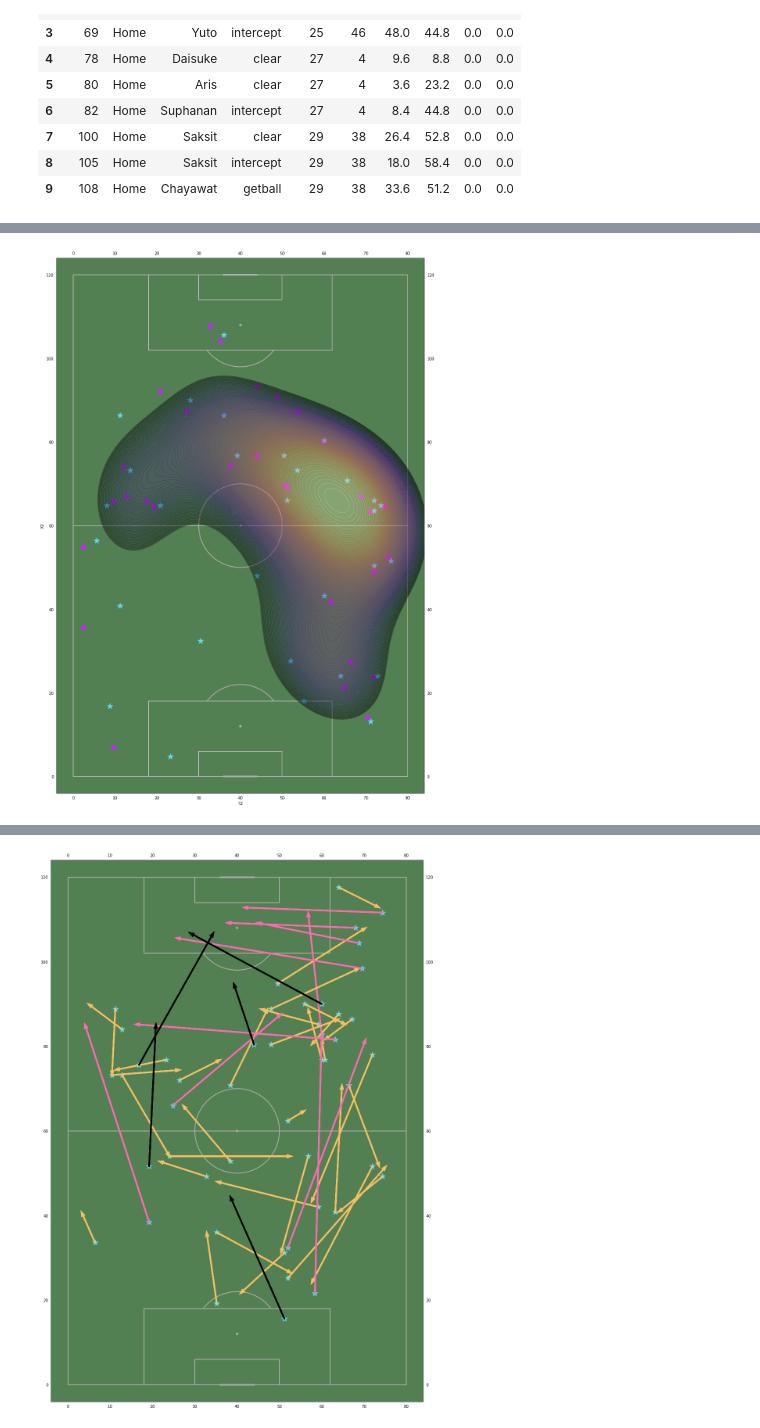
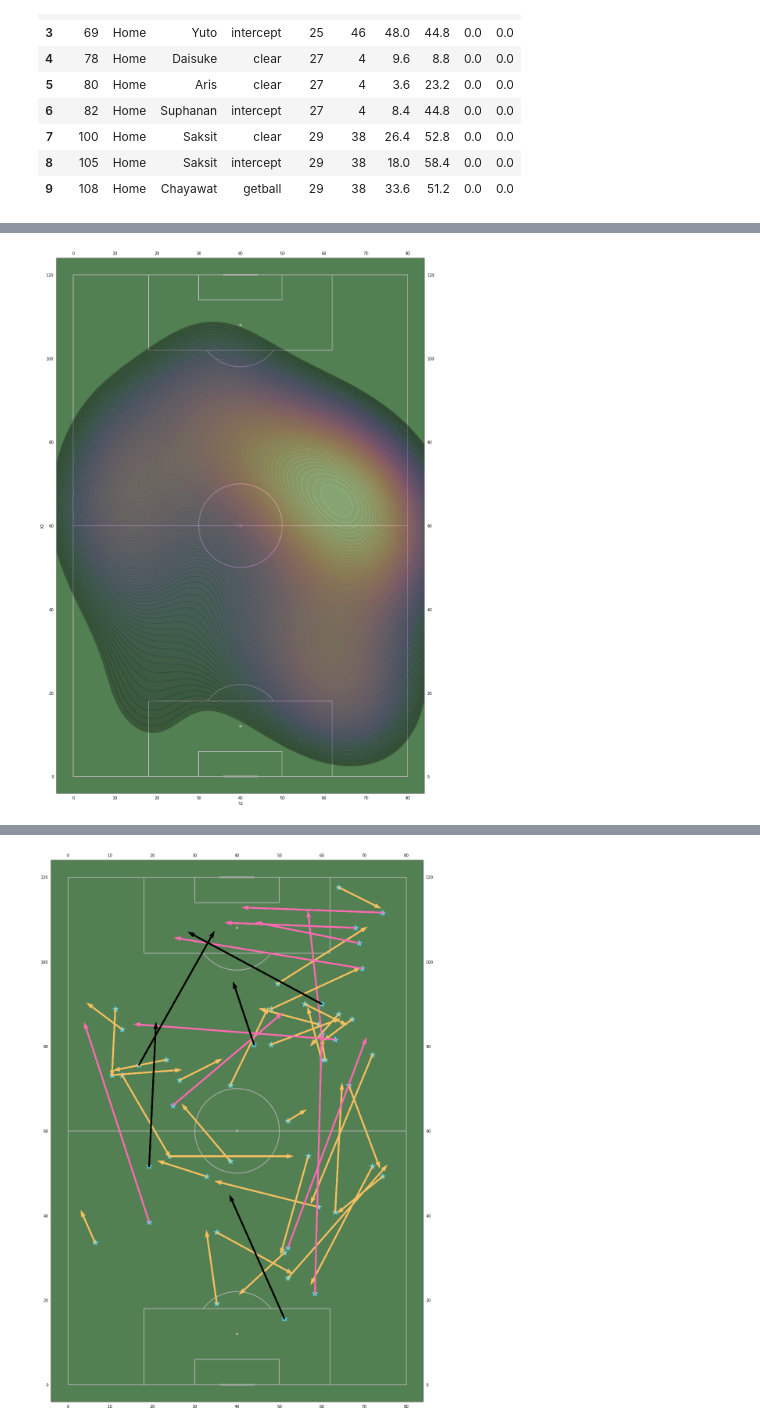
Before and after one commit to GookGai/Football_Thaileague_Analysis, a Jupyter notebook: Thaileague2021/match8/Untitled1.ipynb, the cells around one changed output, grey strips where cells are left out. Saved outputs shown, nothing was run; the diff lists cells and outputs as text; code cells hidden in the pictures.

```diff
--- a/Thaileague2021/match8/Untitled1.ipynb
+++ b/Thaileague2021/match8/Untitled1.ipynb
@@ -165,16 +224,16 @@ kde = sns.kdeplot(x = dataHomeDef['Y'], y = dataHomeDef['X'],
 # %%
 pitch = VerticalPitch(pitch_length=100, pitch_width=100,
               axis=True, label=True,pitch_color = '#538053',half=False)
 fig,ax =pitch.draw(figsize =(40,20))
 
-plt.scatter(dataAwayPass['Y'],dataAwayPass['X'],c='#BE2AF3',s = 250,marker = "^")
-plt.scatter(dataAwayPass['Y2'],dataAwayPass['X2'],c='#60D8F6',s = 250 ,marker = '*')
+
 
 kde = sns.kdeplot(x = dataAwayPass['Y2'], y = dataAwayPass['X2'],
                   fill = True,shade_lowest=False,common_grid=False,
-                  alpha=.3,thresh=.5,n_levels=100,cmap = 'magma')
+                  alpha=.3,thresh=.2
+                  ,n_levels=100,cmap = 'magma')
 # %% [output]
-[figure, old version]
+[figure, new version]
 # %%
 pitch = VerticalPitch(pitch_length=100, pitch_width=100,
               axis=True, label=True,pitch_color = '#538053',half=False)
```
Also changed, not shown: parts of 16 cells of this notebook.
